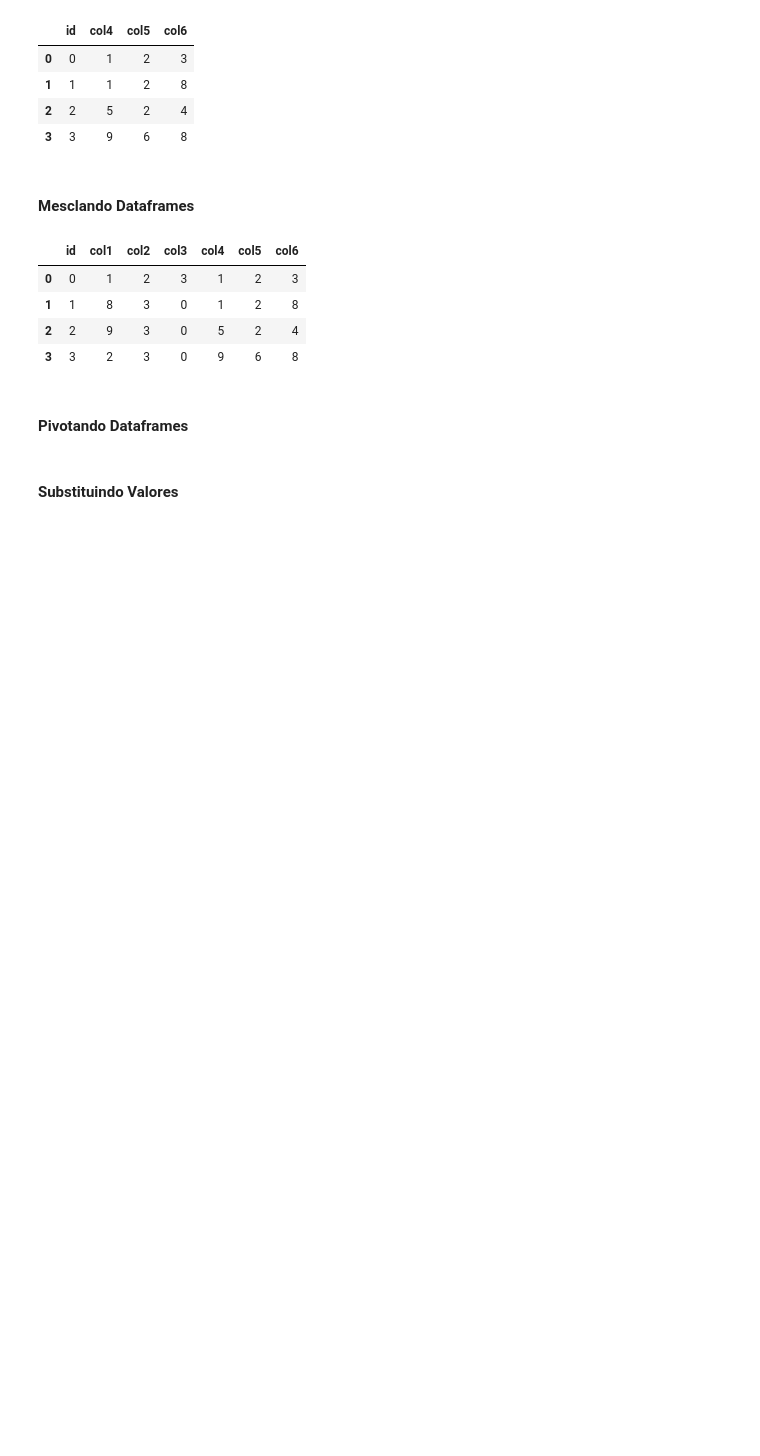
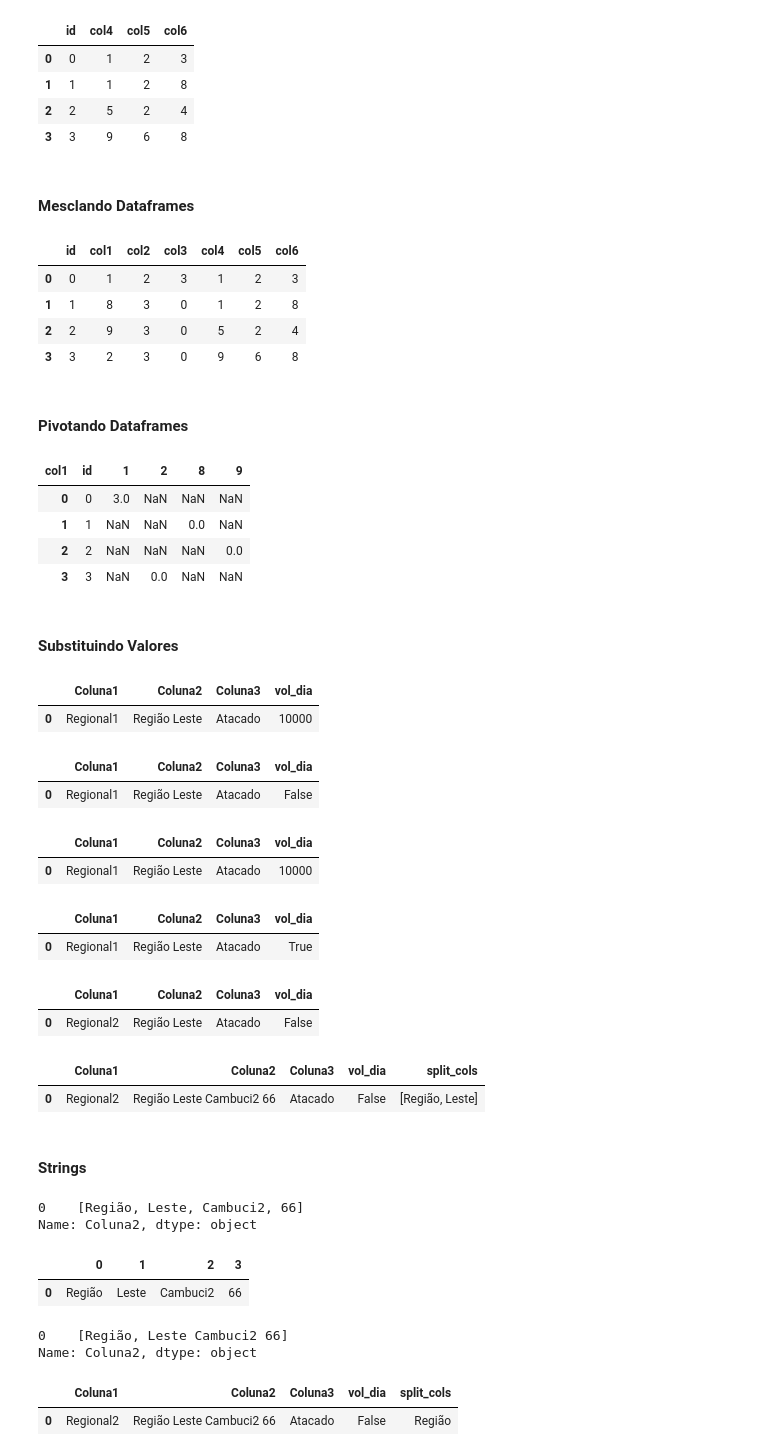
Before and after one commit to alexaugusto23/python_developer, a Jupyter notebook: Planejamento - Lógicas/logicas_pyplan.ipynb, the cells around one changed output. Cells and saved outputs as stored; diff of their text form; code cells hidden in the pictures; blank space fills up the shorter version.

Commit message:
novas linhas com split

```diff
--- a/Planejamento - Lógicas/logicas_pyplan.ipynb
+++ b/Planejamento - Lógicas/logicas_pyplan.ipynb
@@ -97,9 +97,79 @@ _df
 # %% [markdown]
 #### Pivotando Dataframes
 # %%
-_df = pd.pivot_table(_df, values='vol_dia', index=_cols_to_pivot,
-                    columns=['metodologia'], aggfunc=np.sum).reset_index()
+_df_pivot = pd.pivot_table(_df,
+                           values='col3',
+                           index='id',
+                           columns=['col1'],
+                           aggfunc=np.sum).reset_index()
+
+_df_pivot
+# %% [output]
+| col1 | id | 1 | 2 | 8 | 9 |
+| 0 | 0 | 3.0 | NaN | NaN | NaN |
+| 1 | 1 | NaN | NaN | 0.0 | NaN |
+| 2 | 2 | NaN | NaN | NaN | 0.0 |
+| 3 | 3 | NaN | 0.0 | NaN | NaN |
 # %% [markdown]
 #### Substituindo Valores
+# %%
+data  = {'Coluna1':['Regional1'],  'Coluna2':['Região Leste'], 'Coluna3':['Atacado'], 'vol_dia':[10000]}
+_df = pd.DataFrame(data)
+_df
+# %% [output]
+|  | Coluna1 | Coluna2 | Coluna3 | vol_dia |
+| 0 | Regional1 | Região Leste | Atacado | 10000 |
 # %%
-_df['vol_dia'] = np.where(_df['met_selec']=='Top Down', _df['Top Down'], _df['Bottom Up'])
+_df['vol_dia'] = np.where(_df['vol_dia']== 1000, True, False)
+_df
+# %% [output]
+|  | Coluna1 | Coluna2 | Coluna3 | vol_dia |
+| 0 | Regional1 | Região Leste | Atacado | False |
+# %%
+data  = {'Coluna1':['Regional1'],  'Coluna2':['Região Leste'], 'Coluna3':['Atacado'], 'vol_dia':[10000]}
+_df = pd.DataFrame(data)
+_df
+# %% [output]
+|  | Coluna1 | Coluna2 | Coluna3 | vol_dia |
+| 0 | Regional1 | Região Leste | Atacado | 10000 |
+# %%
+_df['vol_dia'] = np.where(_df['vol_dia']== 10000, True, False)
+_df
+# %% [output]
+|  | Coluna1 | Coluna2 | Coluna3 | vol_dia |
+| 0 | Regional1 | Região Leste | Atacado | True |
+# %%
+_df = _df.replace('Regional1','Regional2')
+_df
+# %% [output]
+|  | Coluna1 | Coluna2 | Coluna3 | vol_dia |
+| 0 | Regional2 | Região Leste | Atacado | False |
+# %%
+_df = _df.replace('Região Leste','Região Leste Cambuci2 66')
+_df
+# %% [output]
+|  | Coluna1 | Coluna2 | Coluna3 | vol_dia | split_cols |
+| 0 | Regional2 | Região Leste Cambuci2 66 | Atacado | False | [Região, Leste] |
+# %% [markdown]
+#### Strings
+# %%
+_df['Coluna2'].str.split(pat=' ')
+# %% [output]
+0    [Região, Leste, Cambuci2, 66]
+Name: Coluna2, dtype: object
+# %%
+_df['Coluna2'].str.split(n=5, expand=True)
+# %% [output]
+|  | 0 | 1 | 2 | 3 |
+| 0 | Região | Leste | Cambuci2 | 66 |
+# %%
+_df['Coluna2'].str.split(n=1)
+# %% [output]
+0    [Região, Leste Cambuci2 66]
+Name: Coluna2, dtype: object
+# %%
+_df['split_cols'] = _df['Coluna2'].str.split(pat=' ').str[0]
+_df
+# %% [output]
+|  | Coluna1 | Coluna2 | Coluna3 | vol_dia | split_cols |
+| 0 | Regional2 | Região Leste Cambuci2 66 | Atacado | False | Região |
```
Also changed, not shown: parts of 6 cells of this notebook.
